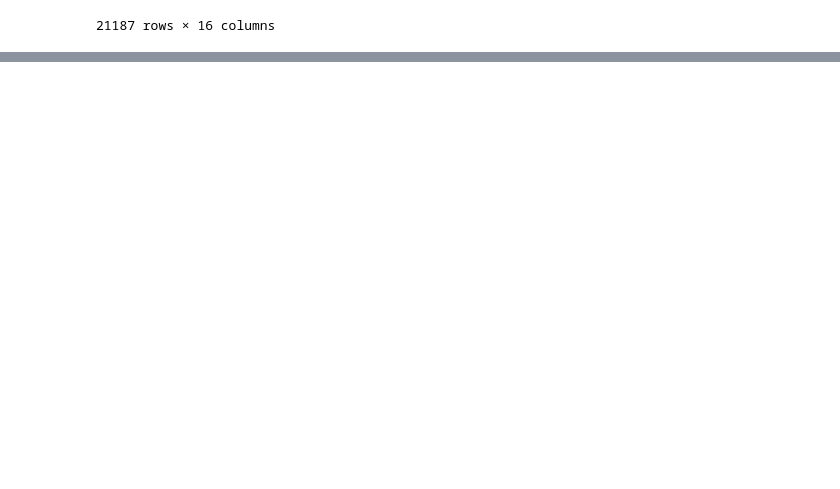
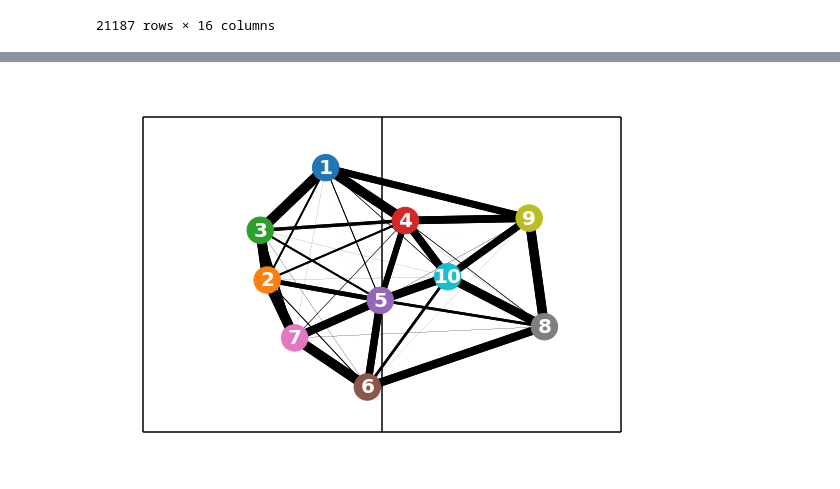
Before and after one commit to pientist/soccercpd, a Jupyter notebook: src/2_role_labeling.ipynb, the cells around one changed output, grey strips where cells are left out. Drawn from its saved outputs; the diff is of its cells as text; code cells hidden in the pictures; blank space fills up the shorter version.

```diff
--- a/src/2_role_labeling.ipynb
+++ b/src/2_role_labeling.ipynb
@@ -116,0 +184,7 @@ role_records
+# %%
+form_idx = 31
+mean_role_coords = form_periods.at[form_idx, LABEL_COORDS]
+mean_edge_mat = form_periods.at[form_idx, LABEL_EDGE_MAT]
+FormManager.visualize_single_graph(mean_role_coords, mean_edge_mat)
+# %% [output]
+[figure, added]
```
Also changed, not shown: parts of 7 cells of this notebook, 1 other file.
